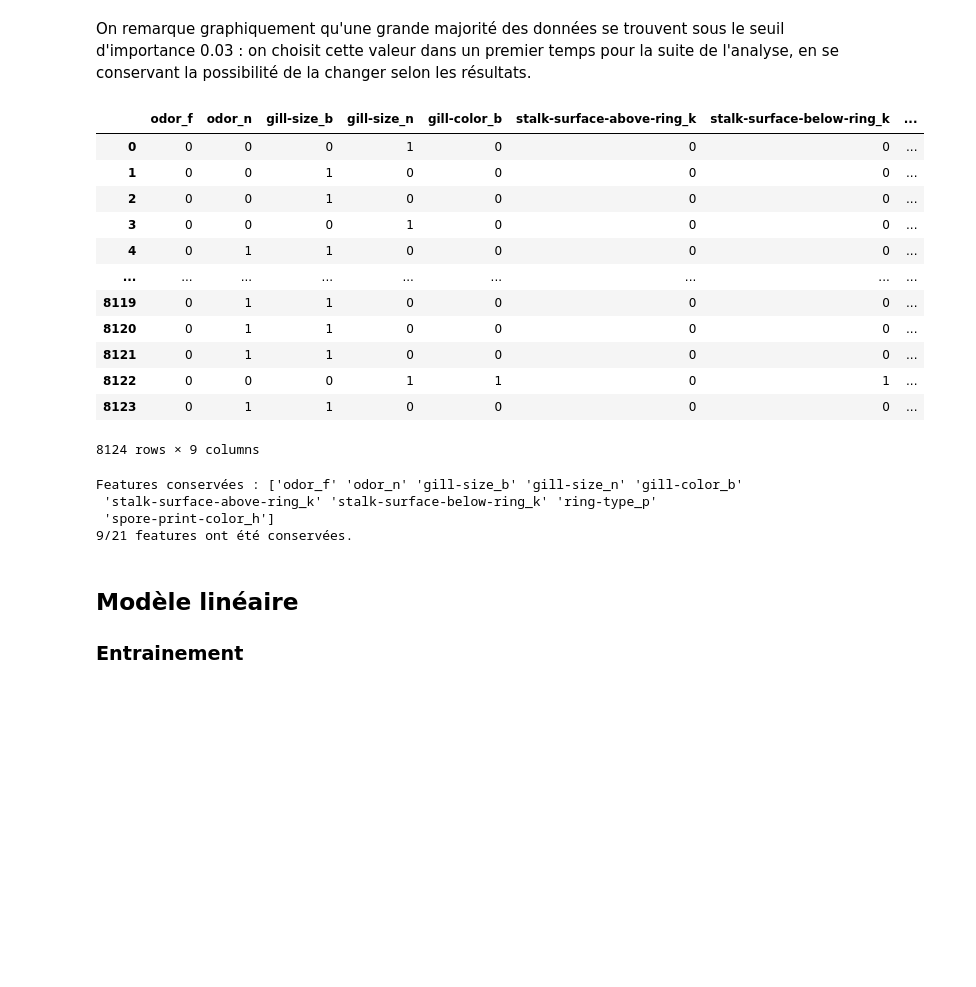
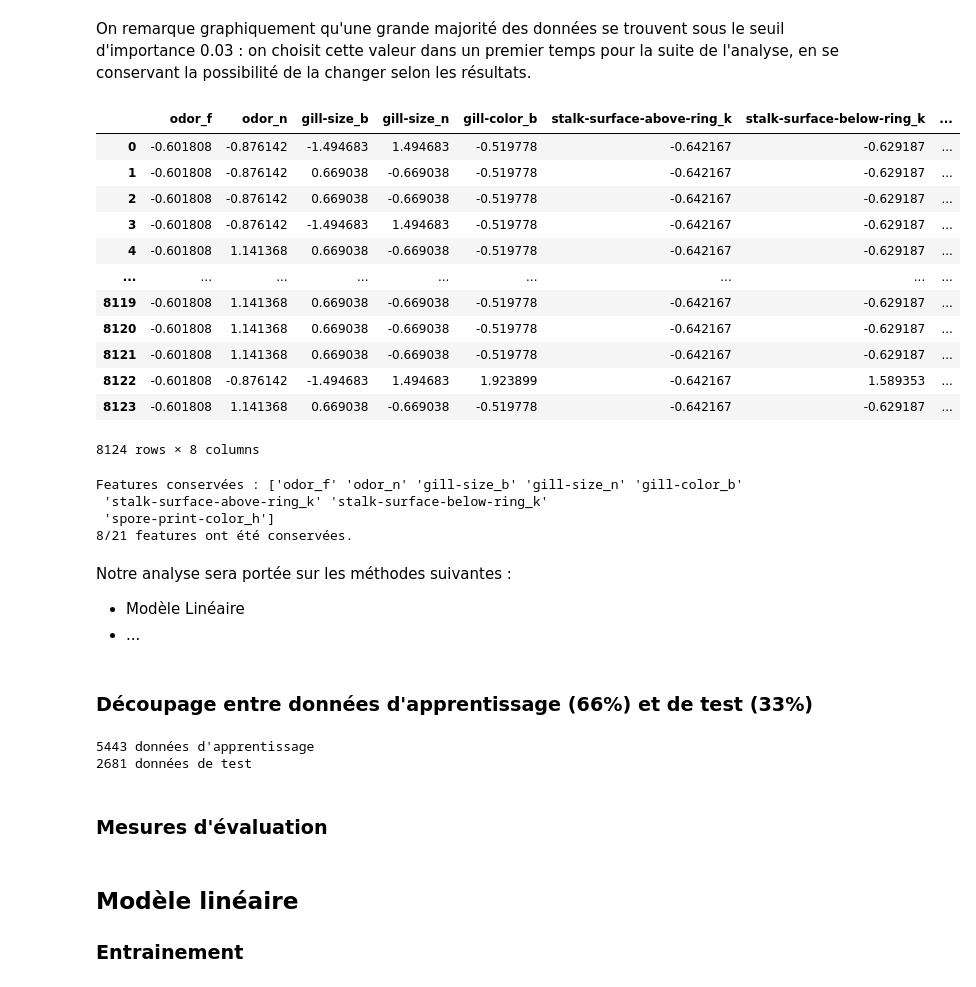
Before and after one commit to Erebz/DataScience, a Jupyter notebook: TP_Mushroom.ipynb, the cells around one changed output. Cells and saved outputs as stored; diff of their text form; code cells hidden in the pictures; blank space fills up the shorter version.

```diff
--- a/TP_Mushroom.ipynb
+++ b/TP_Mushroom.ipynb
@@ -158,30 +160,47 @@ On remarque graphiquement qu'une grande majorité des données se trouvent sous
 # %%
 # Seuil d'importance
 seuil = 0.03
 
 # Sélection des features :
 feat_selected = feat_importances[feat_importances > seuil].index
 X_selected = X_qual[X_qual.columns.intersection(feat_selected)]
+X_scaled = pd.DataFrame(StandardScaler().fit_transform(X_selected), columns=X_selected.columns, index=X_selected.index)
+X_scaled
 # %% [output]
 |  | odor_f | odor_n | gill-size_b | gill-size_n | gill-color_b | stalk-surface-above-ring_k | stalk-surface-below-ring_k | ... |
-| 0 | 0 | 0 | 0 | 1 | 0 | 0 | 0 | ... |
-| 1 | 0 | 0 | 1 | 0 | 0 | 0 | 0 | ... |
-| 2 | 0 | 0 | 1 | 0 | 0 | 0 | 0 | ... |
-| 3 | 0 | 0 | 0 | 1 | 0 | 0 | 0 | ... |
-| 4 | 0 | 1 | 1 | 0 | 0 | 0 | 0 | ... |
+| 0 | -0.601808 | -0.876142 | -1.494683 | 1.494683 | -0.519778 | -0.642167 | -0.629187 | ... |
+| 1 | -0.601808 | -0.876142 | 0.669038 | -0.669038 | -0.519778 | -0.642167 | -0.629187 | ... |
+| 2 | -0.601808 | -0.876142 | 0.669038 | -0.669038 | -0.519778 | -0.642167 | -0.629187 | ... |
+| 3 | -0.601808 | -0.876142 | -1.494683 | 1.494683 | -0.519778 | -0.642167 | -0.629187 | ... |
+| 4 | -0.601808 | 1.141368 | 0.669038 | -0.669038 | -0.519778 | -0.642167 | -0.629187 | ... |
 | ... | ... | ... | ... | ... | ... | ... | ... | ... |
-| 8119 | 0 | 1 | 1 | 0 | 0 | 0 | 0 | ... |
-| 8120 | 0 | 1 | 1 | 0 | 0 | 0 | 0 | ... |
-| 8121 | 0 | 1 | 1 | 0 | 0 | 0 | 0 | ... |
-| 8122 | 0 | 0 | 0 | 1 | 1 | 0 | 1 | ... |
-| 8123 | 0 | 1 | 1 | 0 | 0 | 0 | 0 | ... |
+| 8119 | -0.601808 | 1.141368 | 0.669038 | -0.669038 | -0.519778 | -0.642167 | -0.629187 | ... |
+| 8120 | -0.601808 | 1.141368 | 0.669038 | -0.669038 | -0.519778 | -0.642167 | -0.629187 | ... |
+| 8121 | -0.601808 | 1.141368 | 0.669038 | -0.669038 | -0.519778 | -0.642167 | -0.629187 | ... |
+| 8122 | -0.601808 | -0.876142 | -1.494683 | 1.494683 | 1.923899 | -0.642167 | 1.589353 | ... |
+| 8123 | -0.601808 | 1.141368 | 0.669038 | -0.669038 | -0.519778 | -0.642167 | -0.629187 | ... |
-8124 rows × 9 columns
+8124 rows × 8 columns
 # %%
 # Features conservées :
-print('Features conservées :', X_selected.columns.values)
-print('{}/{} features ont été conservées.'.format( len(X_selected.columns), len(X.columns)))
+print('Features conservées :', X_scaled.columns.values)
+print('{}/{} features ont été conservées.'.format( len(X_scaled.columns), len(X.columns)))
 # %% [output]
 Features conservées : ['odor_f' 'odor_n' 'gill-size_b' 'gill-size_n' 'gill-color_b'
- 'stalk-surface-above-ring_k' 'stalk-surface-below-ring_k' 'ring-type_p'
+ 'stalk-surface-above-ring_k' 'stalk-surface-below-ring_k'
  'spore-print-color_h']
-9/21 features ont été conservées.
+8/21 features ont été conservées.
+# %% [markdown]
+Notre analyse sera portée sur les méthodes suivantes :
+- Modèle Linéaire
+- ...
+# %% [markdown]
+### Découpage entre données d'apprentissage (66%) et de test (33%)
+# %%
+X_train, X_test, y_train, y_test = train_test_split(X_scaled, y, test_size = 0.33)
+print(len(X_train),'données d\'apprentissage')
+print(len(X_test),'données de test')
+# %% [output]
+5443 données d'apprentissage
+2681 données de test
+# %% [markdown]
+### Mesures d'évaluation
```
Also changed, not shown: parts of 4 cells of this notebook, 1 other file.
